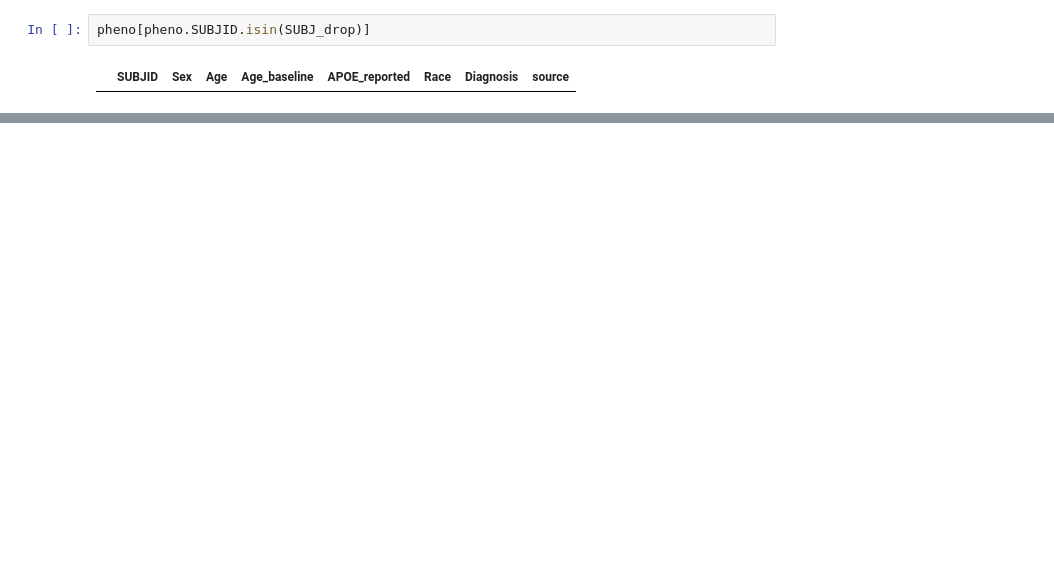
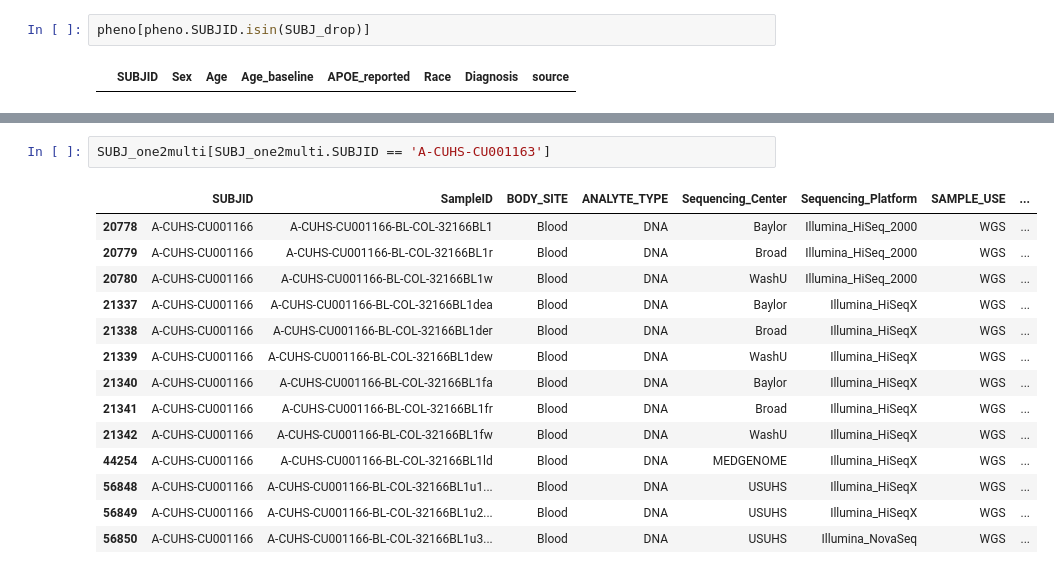
Before and after one commit to teresa-sansan/ADSP_polyfun, a Jupyter notebook: data_processing/phenotype/merge_pheno_37k.ipynb, the cells around one changed output, grey strips where cells are left out. Drawn from its saved outputs; the diff is of its cells as text; blank space fills up the shorter version.

```diff
--- a/data_processing/phenotype/merge_pheno_37k.ipynb
+++ b/data_processing/phenotype/merge_pheno_37k.ipynb
@@ -393,0 +489,17 @@ pheno[pheno.SUBJID.isin(SUBJ_drop)]
+# %%
+SUBJ_one2multi[SUBJ_one2multi.SUBJID == 'A-CUHS-CU001163']
+# %% [output]
+|  | SUBJID | SampleID | BODY_SITE | ANALYTE_TYPE | Sequencing_Center | Sequencing_Platform | SAMPLE_USE | ... |
+| 20778 | A-CUHS-CU001166 | A-CUHS-CU001166-BL-COL-32166BL1 | Blood | DNA | Baylor | Illumina_HiSeq_2000 | WGS | ... |
+| 20779 | A-CUHS-CU001166 | A-CUHS-CU001166-BL-COL-32166BL1r | Blood | DNA | Broad | Illumina_HiSeq_2000 | WGS | ... |
+| 20780 | A-CUHS-CU001166 | A-CUHS-CU001166-BL-COL-32166BL1w | Blood | DNA | WashU | Illumina_HiSeq_2000 | WGS | ... |
+| 21337 | A-CUHS-CU001166 | A-CUHS-CU001166-BL-COL-32166BL1dea | Blood | DNA | Baylor | Illumina_HiSeqX | WGS | ... |
+| 21338 | A-CUHS-CU001166 | A-CUHS-CU001166-BL-COL-32166BL1der | Blood | DNA | Broad | Illumina_HiSeqX | WGS | ... |
+| 21339 | A-CUHS-CU001166 | A-CUHS-CU001166-BL-COL-32166BL1dew | Blood | DNA | WashU | Illumina_HiSeqX | WGS | ... |
+| 21340 | A-CUHS-CU001166 | A-CUHS-CU001166-BL-COL-32166BL1fa | Blood | DNA | Baylor | Illumina_HiSeqX | WGS | ... |
+| 21341 | A-CUHS-CU001166 | A-CUHS-CU001166-BL-COL-32166BL1fr | Blood | DNA | Broad | Illumina_HiSeqX | WGS | ... |
+| 21342 | A-CUHS-CU001166 | A-CUHS-CU001166-BL-COL-32166BL1fw | Blood | DNA | WashU | Illumina_HiSeqX | WGS | ... |
+| 44254 | A-CUHS-CU001166 | A-CUHS-CU001166-BL-COL-32166BL1ld | Blood | DNA | MEDGENOME | Illumina_HiSeqX | WGS | ... |
+| 56848 | A-CUHS-CU001166 | A-CUHS-CU001166-BL-COL-32166BL1u1... | Blood | DNA | USUHS | Illumina_HiSeqX | WGS | ... |
+| 56849 | A-CUHS-CU001166 | A-CUHS-CU001166-BL-COL-32166BL1u2... | Blood | DNA | USUHS | Illumina_HiSeqX | WGS | ... |
+| 56850 | A-CUHS-CU001166 | A-CUHS-CU001166-BL-COL-32166BL1u3... | Blood | DNA | USUHS | Illumina_NovaSeq | WGS | ... |
```
Also changed, not shown: parts of 12 cells of this notebook, 1 other file.
